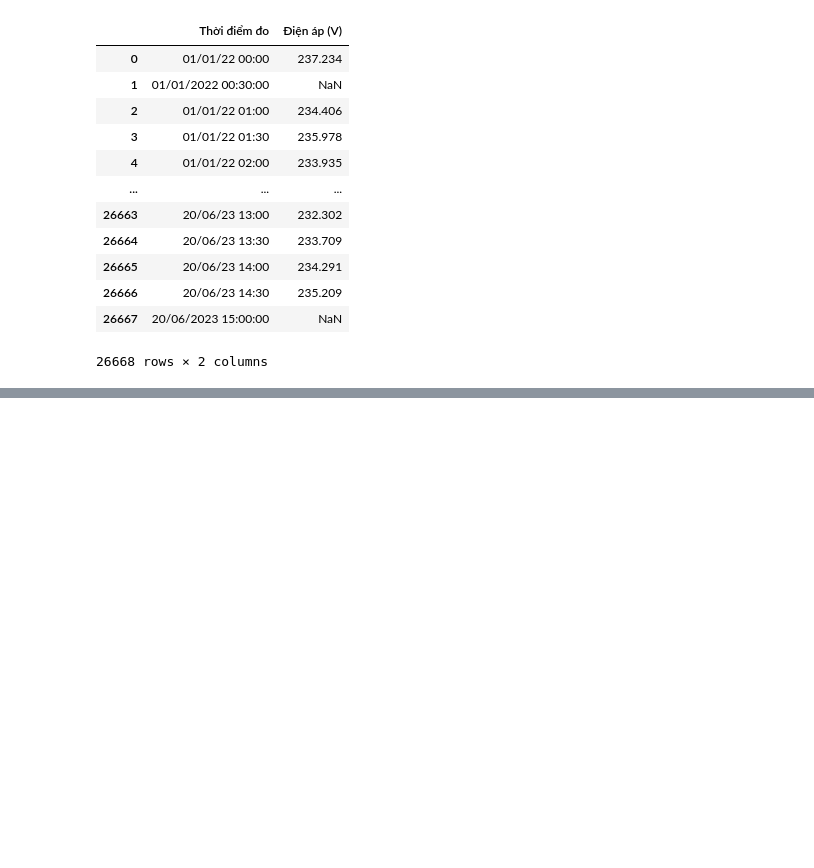
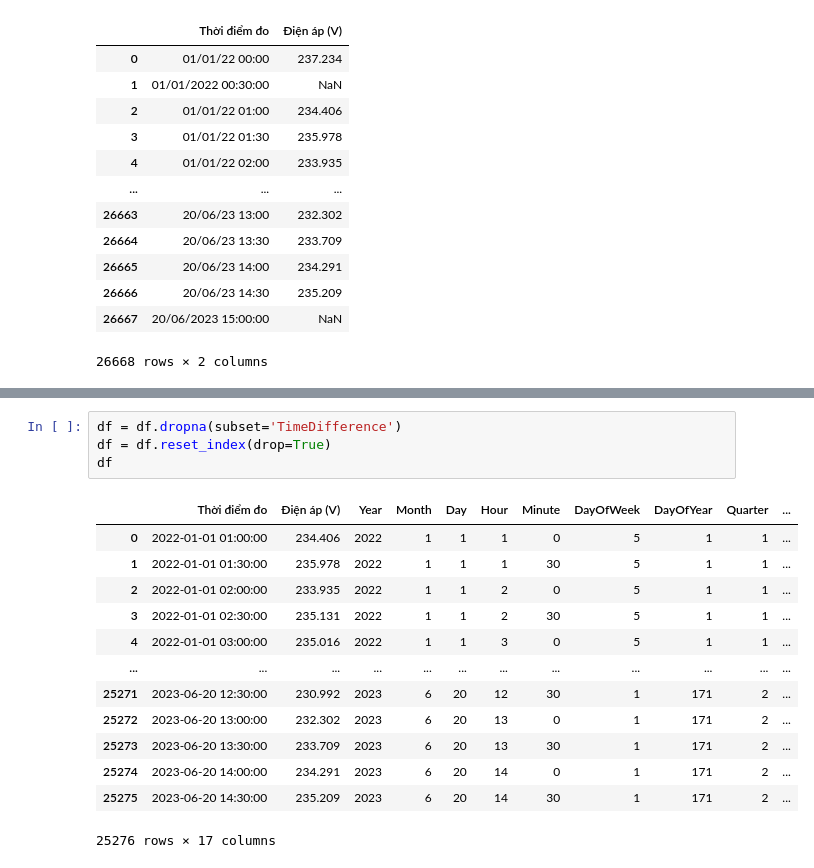
Before and after one commit to nhut-ngnn/DPL302m_Material, a Jupyter notebook: Code/EduNext_Slot5/EduNext_Slot5.ipynb, the cells around one changed output, grey strips where cells are left out. Saved outputs shown, nothing was run; the diff lists cells and outputs as text; blank space fills up the shorter version.

```diff
--- a/Code/EduNext_Slot5/EduNext_Slot5.ipynb
+++ b/Code/EduNext_Slot5/EduNext_Slot5.ipynb
@@ -90,0 +167,18 @@ plt.show()
+# %%
+df = df.dropna(subset='TimeDifference')
+df = df.reset_index(drop=True)
+df
+# %% [output]
+|  | Thời điểm đo | Điện áp (V) | Year | Month | Day | Hour | Minute | DayOfWeek | DayOfYear | Quarter | ... |
+| 0 | 2022-01-01 01:00:00 | 234.406 | 2022 | 1 | 1 | 1 | 0 | 5 | 1 | 1 | ... |
+| 1 | 2022-01-01 01:30:00 | 235.978 | 2022 | 1 | 1 | 1 | 30 | 5 | 1 | 1 | ... |
+| 2 | 2022-01-01 02:00:00 | 233.935 | 2022 | 1 | 1 | 2 | 0 | 5 | 1 | 1 | ... |
+| 3 | 2022-01-01 02:30:00 | 235.131 | 2022 | 1 | 1 | 2 | 30 | 5 | 1 | 1 | ... |
+| 4 | 2022-01-01 03:00:00 | 235.016 | 2022 | 1 | 1 | 3 | 0 | 5 | 1 | 1 | ... |
+| ... | ... | ... | ... | ... | ... | ... | ... | ... | ... | ... | ... |
+| 25271 | 2023-06-20 12:30:00 | 230.992 | 2023 | 6 | 20 | 12 | 30 | 1 | 171 | 2 | ... |
+| 25272 | 2023-06-20 13:00:00 | 232.302 | 2023 | 6 | 20 | 13 | 0 | 1 | 171 | 2 | ... |
+| 25273 | 2023-06-20 13:30:00 | 233.709 | 2023 | 6 | 20 | 13 | 30 | 1 | 171 | 2 | ... |
+| 25274 | 2023-06-20 14:00:00 | 234.291 | 2023 | 6 | 20 | 14 | 0 | 1 | 171 | 2 | ... |
+| 25275 | 2023-06-20 14:30:00 | 235.209 | 2023 | 6 | 20 | 14 | 30 | 1 | 171 | 2 | ... |
+25276 rows × 17 columns
```
Also changed, not shown: parts of 33 cells of this notebook.
